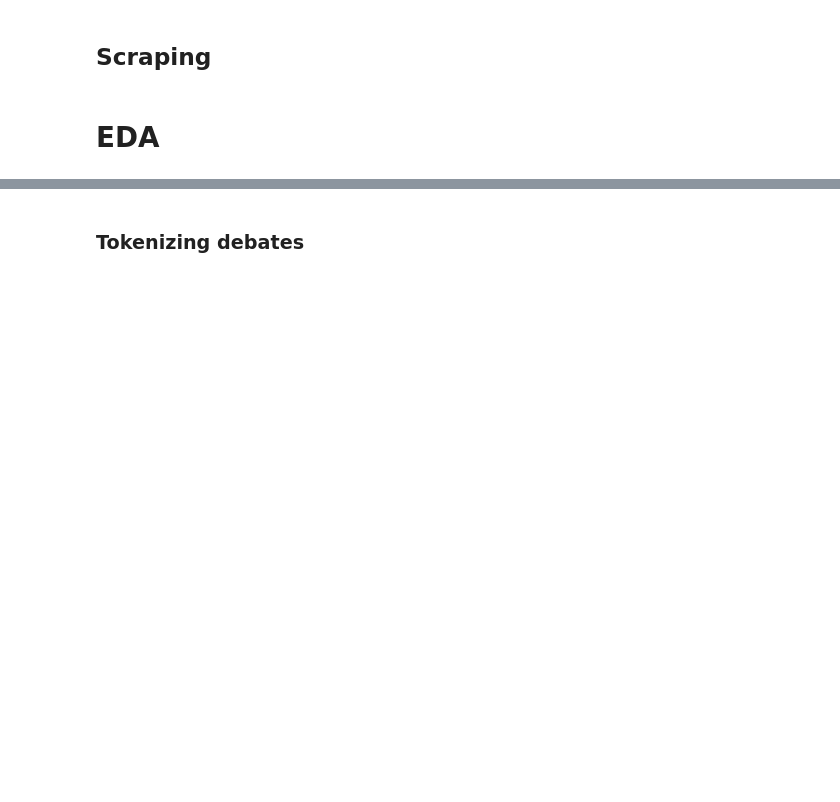
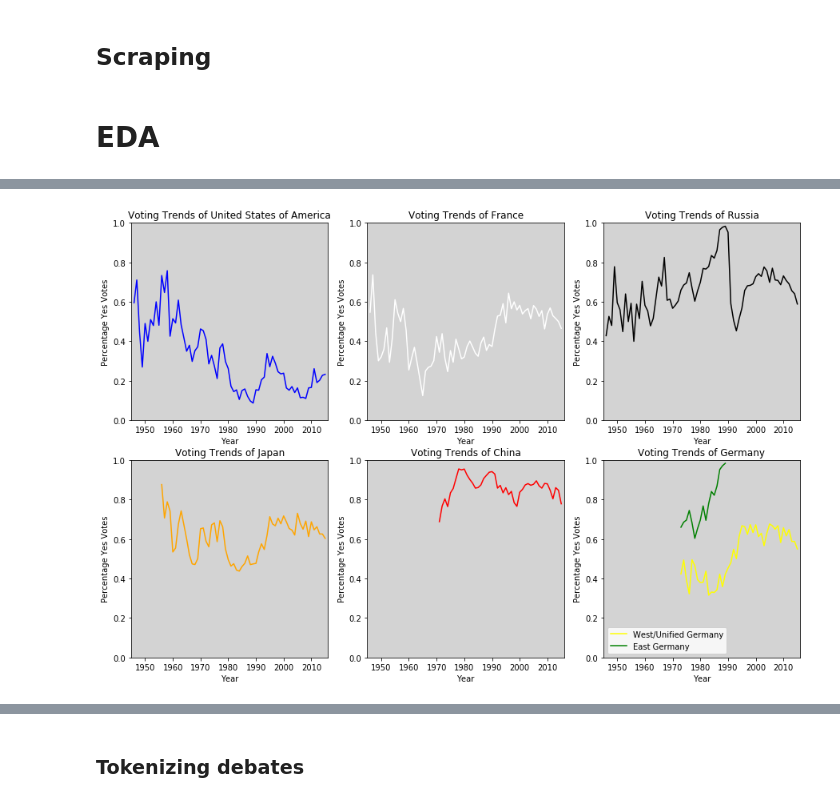
Before and after one commit to RobMor/CMSC320-Final-Project, a Jupyter notebook: EmilyGong-FinalTutorial.ipynb, the cells around one changed output, grey strips where cells are left out. Cells and saved outputs as stored; diff of their text form; code cells hidden in the pictures; blank space fills up the shorter version.

```diff
--- a/EmilyGong-FinalTutorial.ipynb
+++ b/EmilyGong-FinalTutorial.ipynb
@@ -164,0 +200,11 @@ print(len(years))
+# %%
+# Notes
+resolutions = pd.read_csv("resolutions.csv")
+
+# Notes
+# - Germany gets split into East and West (Called German Federal Republic and German Democratic Republic respectively)
+# - Modern Germany keeps the name German Federal Republic
+states = pd.read_csv("states.csv")
+
+# Notes
+votes = pd.read_csv("votes.csv")
@@ -200,0 +327,38 @@ It is indeed a pleasure for me and the members of my delegation to extend to Amb
+# %%
+grouped = states.groupby("state_name")
+
+# TODO Clean up code...
+power_players = ["United States of America", "France", "Russia", "Japan", "China", "Germany"]
+colors = ["blue", "white", "black", "orange", "red", "yellow"]
+
+groups = [(player, grouped.get_group(player)) for player in power_players[:-1]]
+groups.append(("Germany", (grouped.get_group("German Federal Republic"), grouped.get_group("German Democratic Republic"))))
+
+fig, axs = plt.subplots(2, 3, figsize=(15,10))
+for ax, (name, group), color in zip(axs.ravel(), groups, colors):
+    if name != "Germany":
+        x = group["year"]
+        y = group["yes_votes"] / group["all_votes"]
+    else:
+        west = group[0].sort_values("year") # Necessary to remove glitch
+        east = group[1]
+        x = west["year"]
+        x1 = east["year"]
+        y = west["yes_votes"] / west["all_votes"]
+        y1 = east["yes_votes"] / east["all_votes"]
+
+    ax.plot(x, y, color=color)
+    if name == "Germany":
+        ax.plot(x1, y1, color="green")
+        ax.legend(["West/Unified Germany", "East Germany"])
+    ax.set_facecolor("lightgray")
+    ax.set_title("Voting Trends of "+name)
+    ax.set_ylabel("Percentage Yes Votes")
+    ax.set_xlabel("Year")
+
+    ax.set_ylim(0, 1)
+    ax.set_xlim(1945, 2016)
+
+plt.show()
+# %% [output]
+[figure, added]
```
Also changed, not shown: parts of 75 cells of this notebook.
